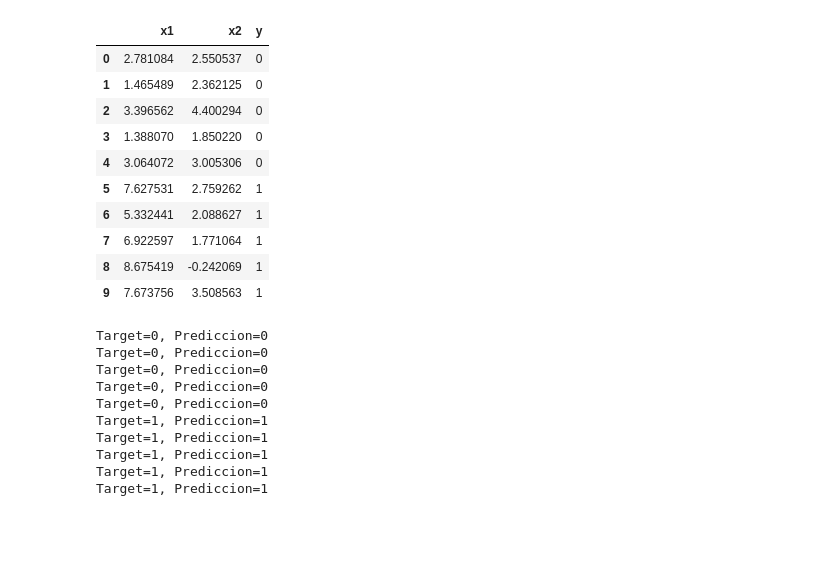
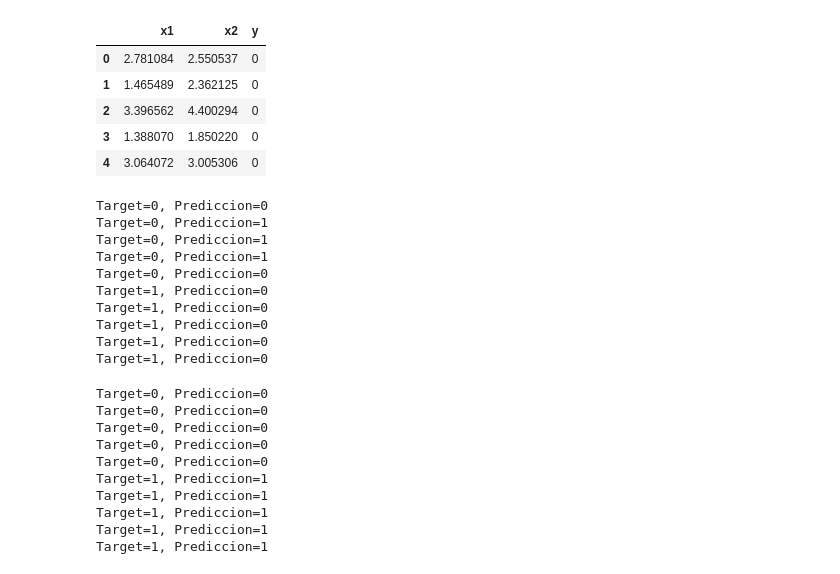
Before and after one commit to carabedo/introredes, a Jupyter notebook: intro_redes.ipynb, the cells around one changed output. Drawn from its saved outputs; the diff is of its cells as text; code cells hidden in the pictures; blank space fills up the shorter version.

```diff
--- a/intro_redes.ipynb
+++ b/intro_redes.ipynb
@@ -30,34 +30,52 @@ def f(x, w):
 # %%
 import pandas as pd
 
 dataset = [[2.7810836,2.550537003,0],
     [1.465489372,2.362125076,0],
     [3.396561688,4.400293529,0],
     [1.38807019,1.850220317,0],
     [3.06407232,3.005305973,0],
     [7.627531214,2.759262235,1],
     [5.332441248,2.088626775,1],
     [6.922596716,1.77106367,1],
     [8.675418651,-0.242068655,1],
     [7.673756466,3.508563011,1]]
 
 data=pd.DataFrame(dataset,columns=['x1','x2','y'])
-data
+data.head()
 # %% [output]
 |  | x1 | x2 | y |
 | 0 | 2.781084 | 2.550537 | 0 |
 | 1 | 1.465489 | 2.362125 | 0 |
 | 2 | 3.396562 | 4.400294 | 0 |
 | 3 | 1.388070 | 1.850220 | 0 |
 | 4 | 3.064072 | 3.005306 | 0 |
-| 5 | 7.627531 | 2.759262 | 1 |
-| 6 | 5.332441 | 2.088627 | 1 |
-| 7 | 6.922597 | 1.771064 | 1 |
-| 8 | 8.675419 | -0.242069 | 1 |
-| 9 | 7.673756 | 3.508563 | 1 |
 # %%
 X=data[['x1','x2']]
 y=data.y
+# %%
+# veamos como funciona si los pesos ya nos vienen definidos
+# un peso por cada xn y un bias (3)
+
+weights = np.array([5, -91, 91])
+
+# miro el output de mi neurona para cada fila
+# comparo con la columna 'y' el target
+
+for i,x in enumerate(X.values):
+    prediction = f(x, weights)
+    print("Target=%d, Prediccion=%d" % (y[i], prediction))
+# %% [output]
+Target=0, Prediccion=0
+Target=0, Prediccion=1
+Target=0, Prediccion=1
+Target=0, Prediccion=1
+Target=0, Prediccion=0
+Target=1, Prediccion=0
+Target=1, Prediccion=0
+Target=1, Prediccion=0
+Target=1, Prediccion=0
+Target=1, Prediccion=0
 # %%
 # veamos como funciona si los pesos ya nos vienen definidos
 # un peso por cada xn y un bias (3)
```
Also changed, not shown: parts of 41 cells of this notebook, 1 other file.
